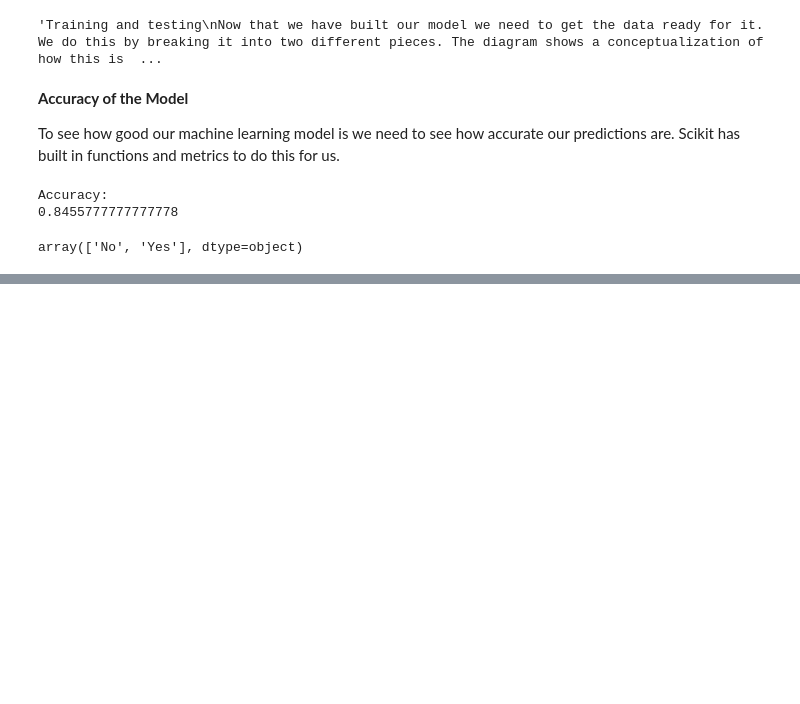
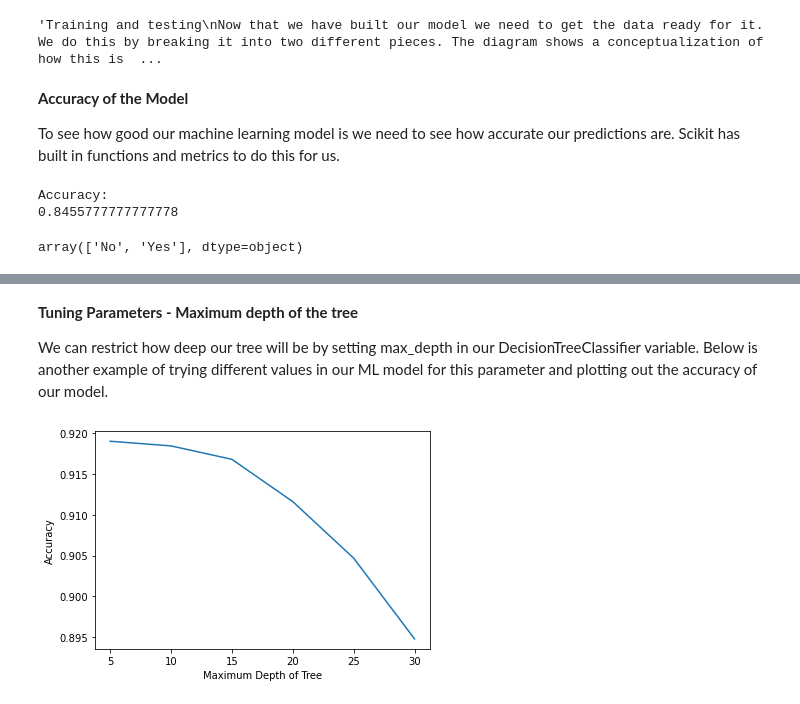
Before and after one commit to ecuerbo/machine-learning, a Jupyter notebook: brock_university_ml_intro.ipynb, the cells around one changed output, grey strips where cells are left out. Saved outputs shown, nothing was run; the diff lists cells and outputs as text; code cells hidden in the pictures; blank space fills up the shorter version.

```diff
--- a/brock_university_ml_intro.ipynb
+++ b/brock_university_ml_intro.ipynb
@@ -248,0 +251,31 @@ plt.show()
+# %% [markdown]
+**Tuning Parameters - Maximum depth of the tree**
+
+We can restrict how deep our tree will be by setting max_depth in our DecisionTreeClassifier variable. Below is another example of trying different values in our ML model for this parameter and plotting out the accuracy of our model.
+# %%
+test_percent = 70
+max_options = [5,10,15,20,25,30]
+
+accuracy = []
+tree_max = []
+
+for max_d in sorted(max_options):
+    X_train, X_test, y_train, y_test = train_test_split(X,\
+                                                       y,\
+                                                       test_size = test_percent/100.0,
+                                                       random_state=10,
+                                                       )
+    #we set maximum depth in the DecisionTreeClassifier when we first create the variable
+    treeClassTest = DecisionTreeClassifier(max_depth=max_d)
+    treeClassTest = treeClassTest.fit(X_train, y_train)
+    y_pred = treeClassTest.predict(X_test)
+    score = metrics.accuracy_score(y_test,y_pred)
+    accuracy.append(score)
+    tree_max.append(max_d)
+
+plt.plot(max_options, accuracy)
+plt.ylabel("Accuracy")
+plt.xlabel("Maximum Depth of Tree")
+plt.show()
+# %% [output]
+[figure, added]
```
Also changed, not shown: parts of 12 cells of this notebook.
